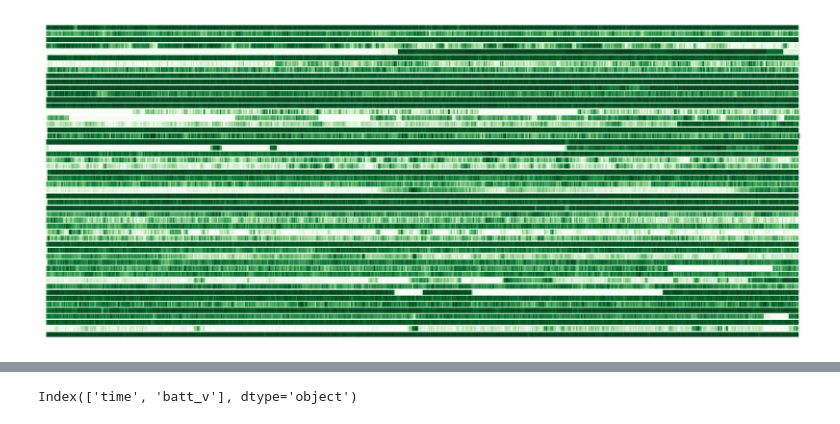
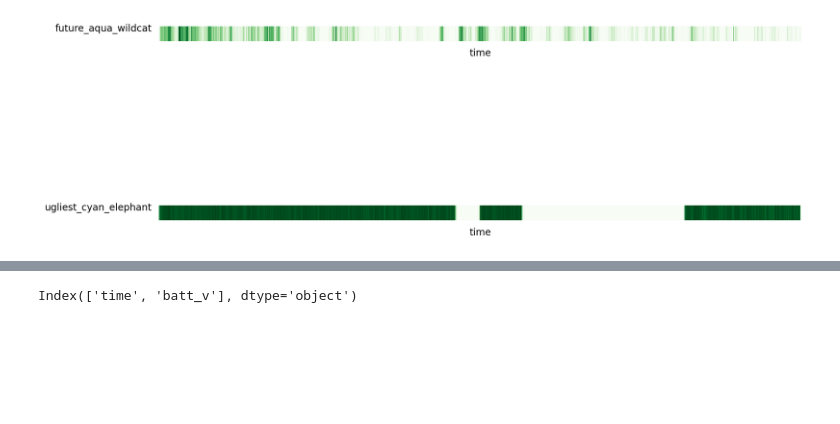
Before and after one commit to timsinashok/floodnet_ugsrp-2023, a Jupyter notebook: 30_days_heatmap.ipynb, the cells around one changed output, grey strips where cells are left out. Saved outputs shown, nothing was run; the diff lists cells and outputs as text; code cells hidden in the pictures; blank space fills up the shorter version.

Commit message:
updated failure frequency analysis and 30 days heatmap

```diff
--- a/30_days_heatmap.ipynb
+++ b/30_days_heatmap.ipynb
@@ -36,9 +36,14 @@ fig, ax = plt.subplots(figsize=(12, 5))
 
 
 
-for i ,sensor in enumerate(sensors):
+for i ,sensor in enumerate(xyz):
     data = dataframes[sensor]
     data['time'] = pd.to_datetime(data['time'])
+
+    data = data[data['gw_1_id'] == 'fngw-10003']
+
+    if data.shape[0] == 0:
+        continue
 
     hourly_average = (data.set_index('time')['batt_v'].resample('1H').count())/60
 
@@ -65,38 +70,39 @@ for i ,sensor in enumerate(sensors):
     # Pivot the DataFrame to create a pivot table
     pivot_table = df.pivot(index='sensor', columns='time', values='hourly_data_retrival_percentage')
 
-    plt.subplot(52,1, i+1)
+    plt.subplot(len(xyz),1, i+1)
 
 
     sns.heatmap(pivot_table, cmap='Greens', cbar=False, yticklabels=False, xticklabels=False)
-    plt.xlabel(None)
-    plt.ylabel(None)
+    #plt.xlabel(df['time'].dt.date)
+    plt.ylabel(sensor)
+    plt.gca().yaxis.label.set(rotation='horizontal', ha='right');
 
     #print(pivot_table.columns)
 
     # Remove the 'dummy' column
     #pivot_table.drop('dummy', inplace=True)
 
     # # Set the position and size of the heatmap
     heatmap_position = (0.1, i * heatmap_height)
     heatmap_size = (0.8, heatmap_height)
 
 #     # Draw the heatmap
 #     sns.heatmap(pivot_table, cmap='YlGnBu', cbar=False, ax=ax,
 #                 cbar_ax=None, square=True,
 #                 vmin=0, vmax=1, linewidths=0.5, linecolor='white',
 #                 annot=True, fmt=".1f", annot_kws={"fontsize": 8}, cbar_kws={})
 
 # # # Set the y-axis tick positions and labels
 # tick_positions = [(i * heatmap_height) + (heatmap_height / 2) for i in range(num_dataframes)]
 # tick_labels = [f"Heatmap {i+1}" for i in range(num_dataframes)]
 # ax.set_yticks(tick_positions)
 # ax.set_yticklabels(tick_labels)
 
 # # Set the y-axis label
 # ax.set_ylabel('Heatmaps')
 
 # # Show the plot
 # plt.show()
 # %% [output]
-[figure, old version]
+[figure, new version]
```
Also changed, not shown: parts of 2 cells of this notebook, 1 other file.
